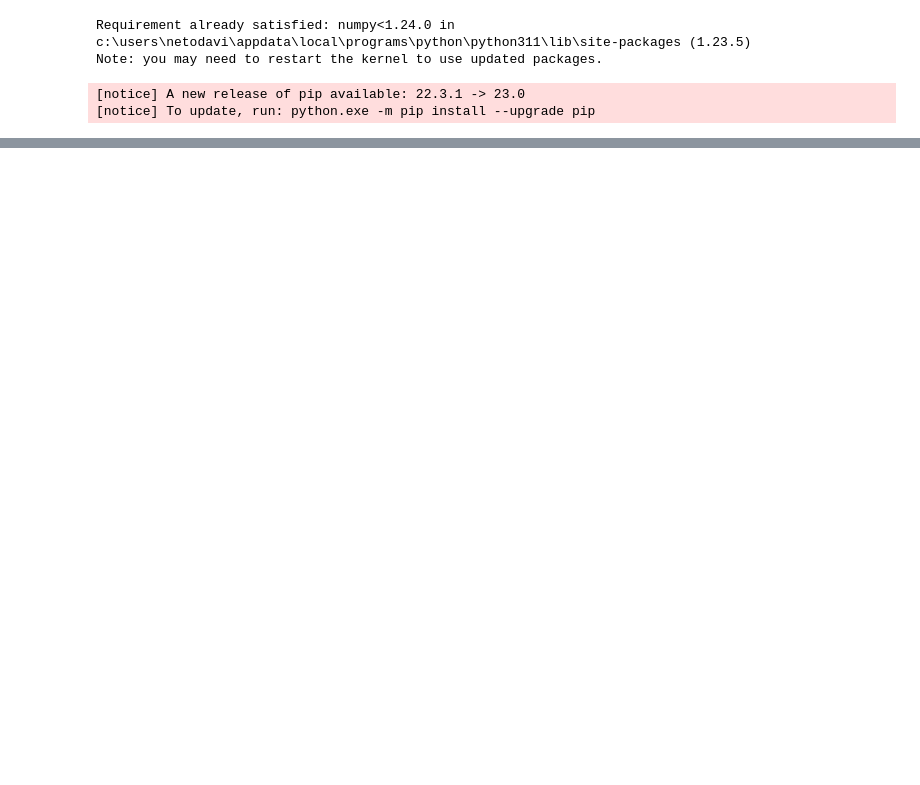
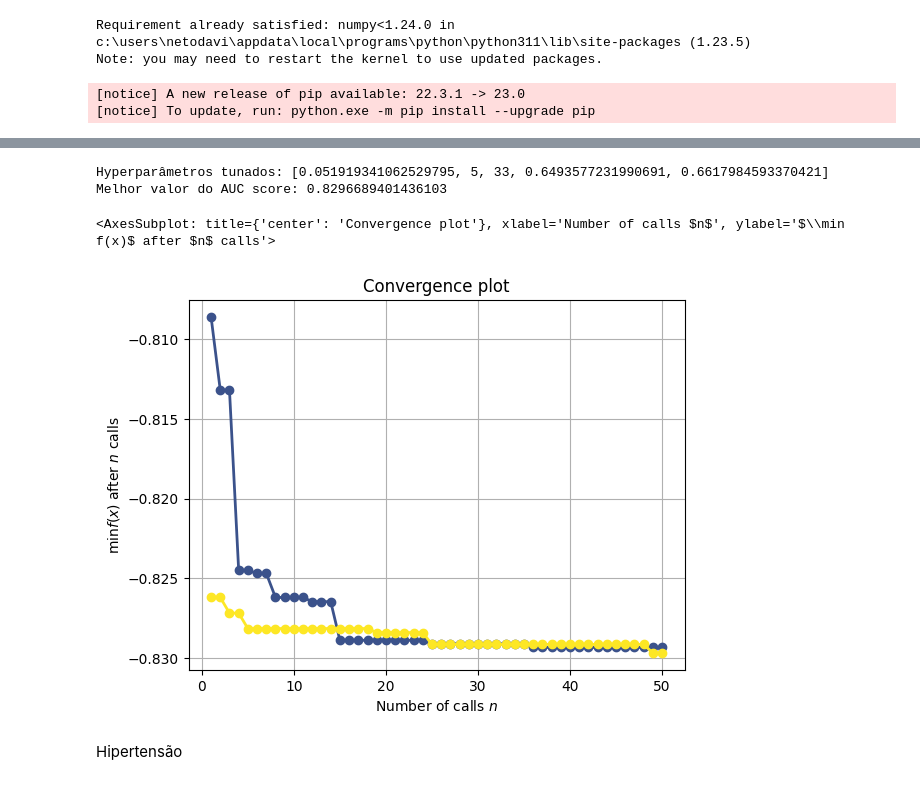
Before and after one commit to Dionisioneto/Modelos_em_deploy_Machine_Learning, a Jupyter notebook: projetos/predicao_doencas/estudo_ml.ipynb, the cells around one changed output, grey strips where cells are left out. Cells and saved outputs as stored; diff of their text form; code cells hidden in the pictures; blank space fills up the shorter version.

```diff
--- a/projetos/predicao_doencas/estudo_ml.ipynb
+++ b/projetos/predicao_doencas/estudo_ml.ipynb
@@ -474,0 +492,14 @@ AttributeError: module 'numpy' has no attribute 'int'
+# %%
+print("Hyperparâmetros tunados:", resultados_bayes.x)
+print("Melhor valor do AUC score:", resultados_bayes.fun*-1)
+# %% [output]
+Hyperparâmetros tunados: [0.051919341062529795, 5, 33, 0.6493577231990691, 0.6617984593370421]
+Melhor valor do AUC score: 0.8296689401436103
+# %%
+from skopt.plots import plot_convergence
+plot_convergence(result_rs, resultados_bayes)
+# %% [output]
+<AxesSubplot: title={'center': 'Convergence plot'}, xlabel='Number of calls $n$', ylabel='$\\min f(x)$ after $n$ calls'>
+[figure, added]
+# %% [markdown]
+Hipertensão
```
Also changed, not shown: parts of 23 cells of this notebook.
